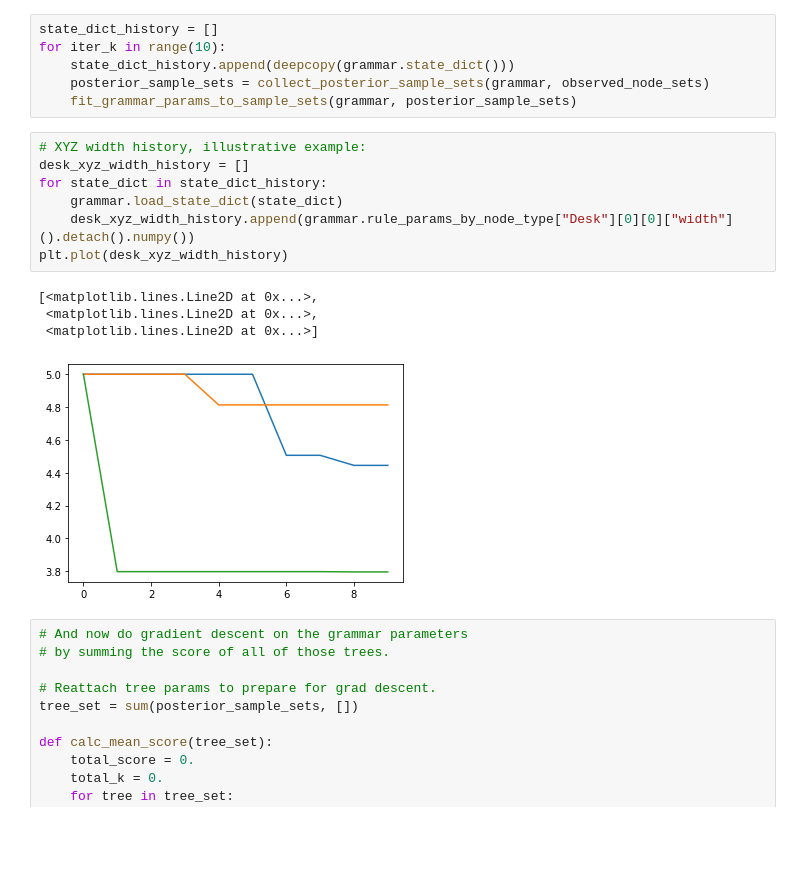
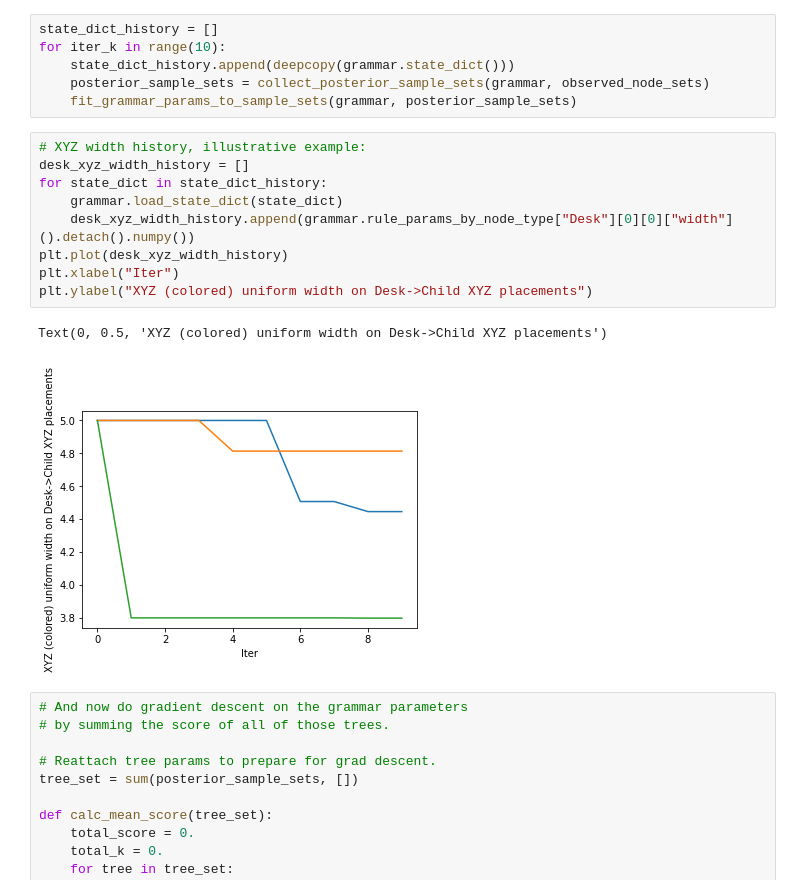
Before and after one commit to gizatt/spatial_scene_grammars, a Jupyter notebook: spatial_scene_grammars_examples/planar_clusters/demo_grammar_fitting.ipynb, the cells around one changed output. Cells and saved outputs as stored; diff of their text form; blank space fills up the shorter version.

```diff
--- a/spatial_scene_grammars_examples/planar_clusters/demo_grammar_fitting.ipynb
+++ b/spatial_scene_grammars_examples/planar_clusters/demo_grammar_fitting.ipynb
@@ -278,15 +278,15 @@ for iter_k in range(10):
 # %%
 # XYZ width history, illustrative example:
 desk_xyz_width_history = []
 for state_dict in state_dict_history:
     grammar.load_state_dict(state_dict)
     desk_xyz_width_history.append(grammar.rule_params_by_node_type["Desk"][0][0]["width"]().detach().numpy())
 plt.plot(desk_xyz_width_history)
+plt.xlabel("Iter")
+plt.ylabel("XYZ (colored) uniform width on Desk->Child XYZ placements")
 # %% [output]
-[<matplotlib.lines.Line2D at 0x...>,
- <matplotlib.lines.Line2D at 0x...>,
- <matplotlib.lines.Line2D at 0x...>]
+Text(0, 0.5, 'XYZ (colored) uniform width on Desk->Child XYZ placements')
-[figure, old version]
+[figure, new version]
 # %%
 # And now do gradient descent on the grammar parameters
 # by summing the score of all of those trees.
```
Also changed, not shown: 1 other file.
